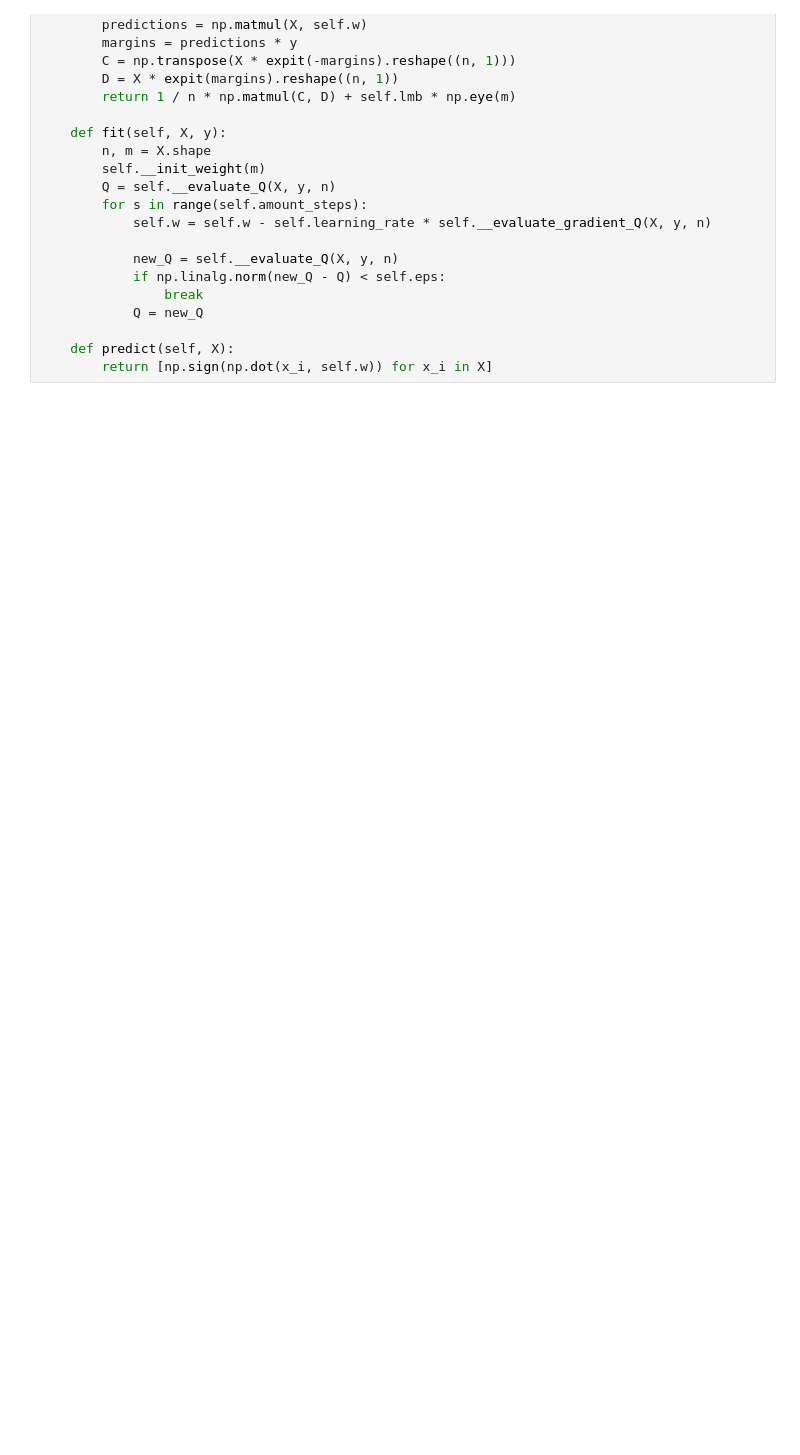
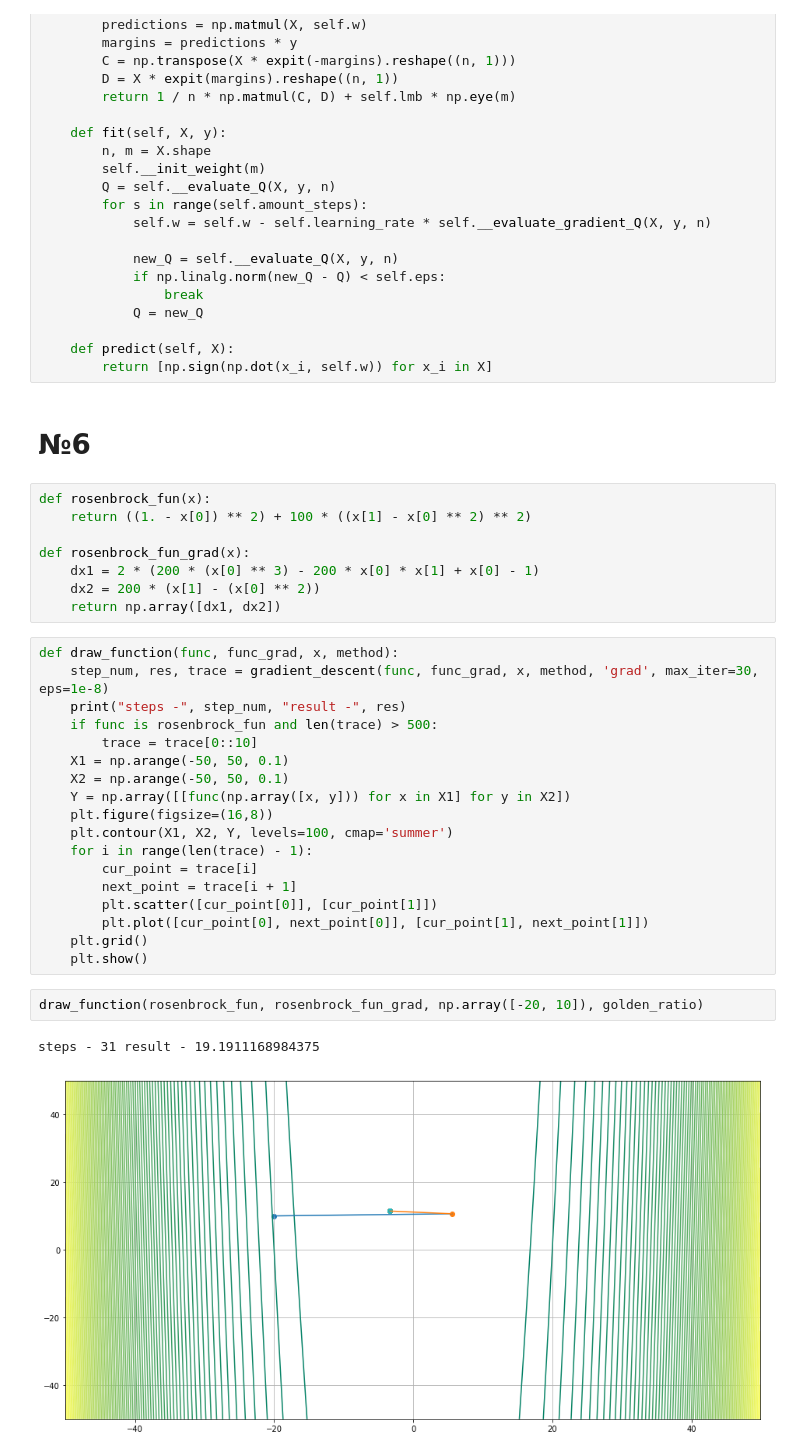
Before and after one commit to DrozdikGleb/optimization-methods, a Jupyter notebook: HW1.ipynb, the cells around one changed output. Drawn from its saved outputs; the diff is of its cells as text; blank space fills up the shorter version.

```diff
--- a/HW1.ipynb
+++ b/HW1.ipynb
@@ -163,3 +172,36 @@ class Logistic:
 
 	def predict(self, X):
 		return [np.sign(np.dot(x_i, self.w)) for x_i in X]
+# %% [markdown]
+# №6
+# %%
+def rosenbrock_fun(x):
+    return ((1. - x[0]) ** 2) + 100 * ((x[1] - x[0] ** 2) ** 2)
+
+def rosenbrock_fun_grad(x):
+    dx1 = 2 * (200 * (x[0] ** 3) - 200 * x[0] * x[1] + x[0] - 1)
+    dx2 = 200 * (x[1] - (x[0] ** 2))
+    return np.array([dx1, dx2])
+# %%
+def draw_function(func, func_grad, x, method):
+    step_num, res, trace = gradient_descent(func, func_grad, x, method, 'grad', max_iter=30, eps=1e-8)
+    print("steps -", step_num, "result -", res)
+    if func is rosenbrock_fun and len(trace) > 500:
+        trace = trace[0::10]
+    X1 = np.arange(-50, 50, 0.1)
+    X2 = np.arange(-50, 50, 0.1)
+    Y = np.array([[func(np.array([x, y])) for x in X1] for y in X2])
+    plt.figure(figsize=(16,8))
+    plt.contour(X1, X2, Y, levels=100, cmap='summer')
+    for i in range(len(trace) - 1):
+        cur_point = trace[i]
+        next_point = trace[i + 1]
+        plt.scatter([cur_point[0]], [cur_point[1]])
+        plt.plot([cur_point[0], next_point[0]], [cur_point[1], next_point[1]])
+    plt.grid()
+    plt.show()
+# %%
+draw_function(rosenbrock_fun, rosenbrock_fun_grad, np.array([-20, 10]), golden_ratio)
+# %% [output]
+steps - 31 result - 19.1911168984375
+[figure, added]
```
Also changed, not shown: parts of 18 cells of this notebook, 1 other file.
